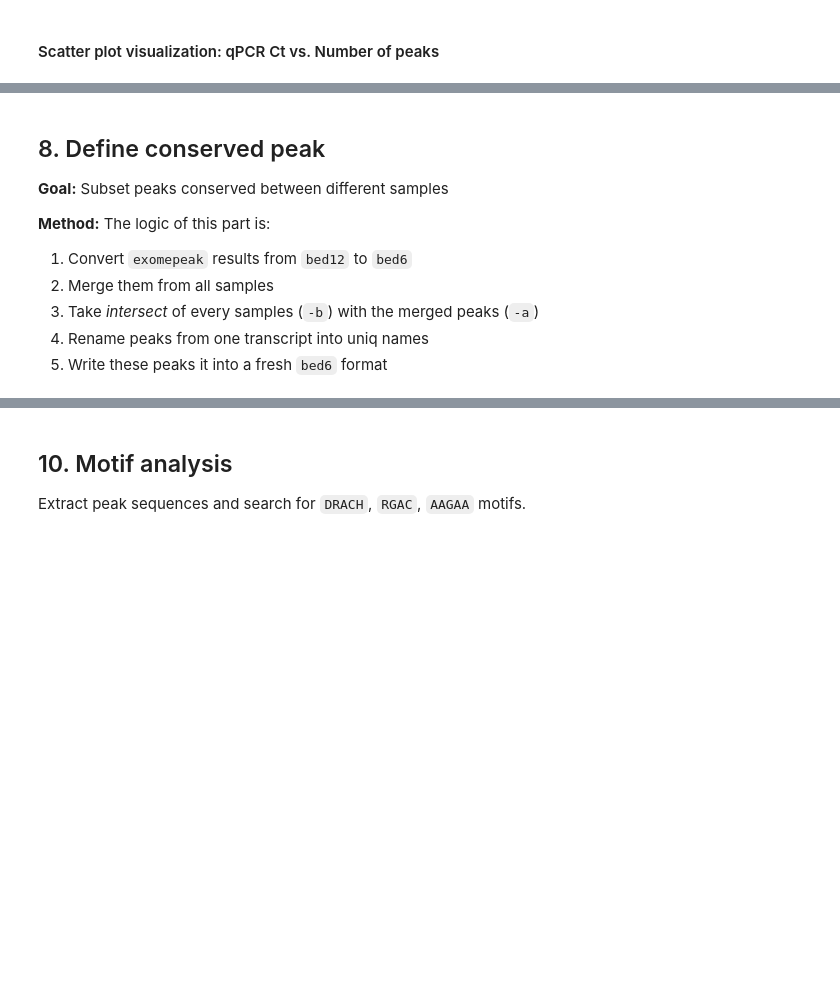
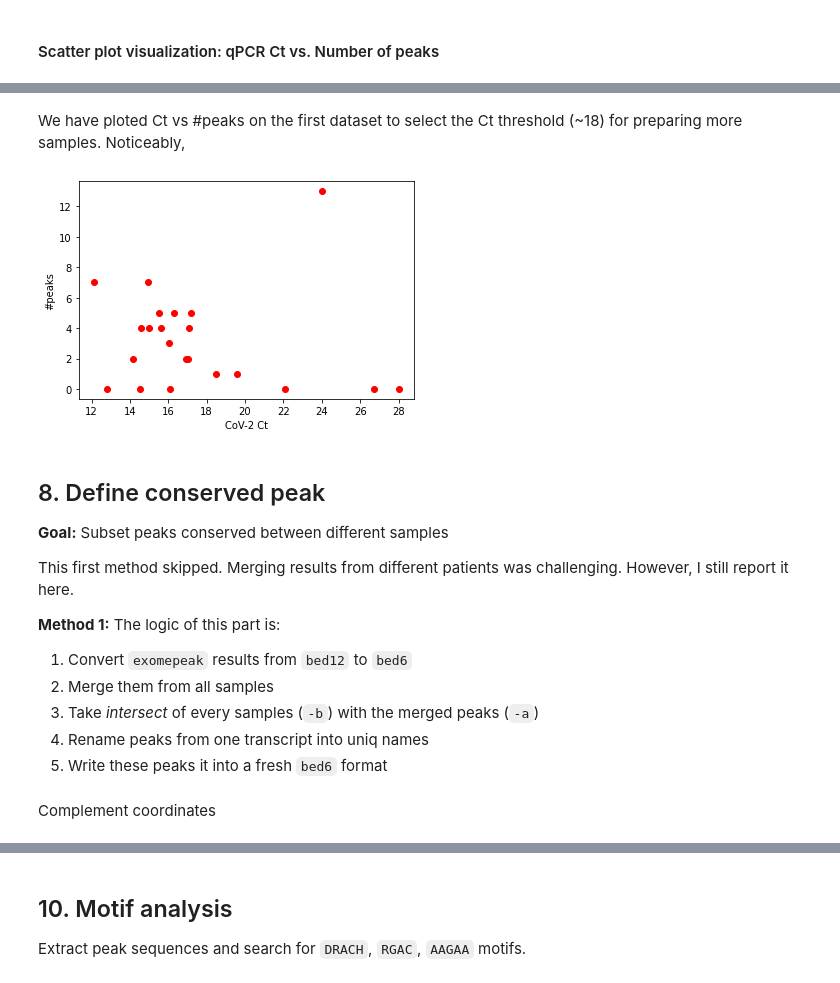
Before and after one commit to goodarzilab/Abe, a Jupyter notebook: Projects/COVID19_m6A/notebook.ipynb, the cells around one changed output, grey strips where cells are left out. Cells and saved outputs as stored; diff of their text form; code cells hidden in the pictures; blank space fills up the shorter version.

```diff
--- a/Projects/COVID19_m6A/notebook.ipynb
+++ b/Projects/COVID19_m6A/notebook.ipynb
@@ -546,10 +582,33 @@ fig.show()
 # %% [output]
 [interactive output not drawn]
+# %% [markdown]
+We have ploted Ct vs #peaks on the first dataset to select the Ct threshold (~18) for preparing more samples. Noticeably,
+# %%
+xs = qPCR.loc[:,'CoV-2 Ct']
+ys = qPCR.loc[:,'#peaks']
+labels = qPCR.index.tolist()
+plt.plot(xs,ys,'ro')
+plt.xlabel('CoV-2 Ct')
+plt.ylabel('#peaks')
+
+for x,y in zip(xs,ys):
+    label = labels[y]
+#     plt.annotate(label, # this is the text
+#                  (x,y), # this is the point to label
+#                  textcoords="offset points", # how to position the text
+#                  ha='center'
+#                 ) # horizontal alignment can be left, right or center
+
+plt.show()
+# %% [output]
+[figure, added]
 # %% [markdown]
 ## 8. Define conserved peak
 **Goal:** Subset peaks conserved between different samples
 
-**Method:**
+This first method skipped. Merging results from different patients was challenging. However, I still report it here.
+
+**Method 1:**
 The logic of this part is:
 1. Convert `exomepeak` results from `bed12` to `bed6`
 2. Merge them from all samples
@@ -569,0 +629,2 @@ awk -F "\t" '{OFS=FS}{$4=$4"_peak"}; cnt[$4]++{$4=$4"_"cnt[$4]} 1' > merge_peaks
+# %% [markdown]
+Complement coordinates
```
Also changed, not shown: parts of 71 cells of this notebook, 19 other files.
